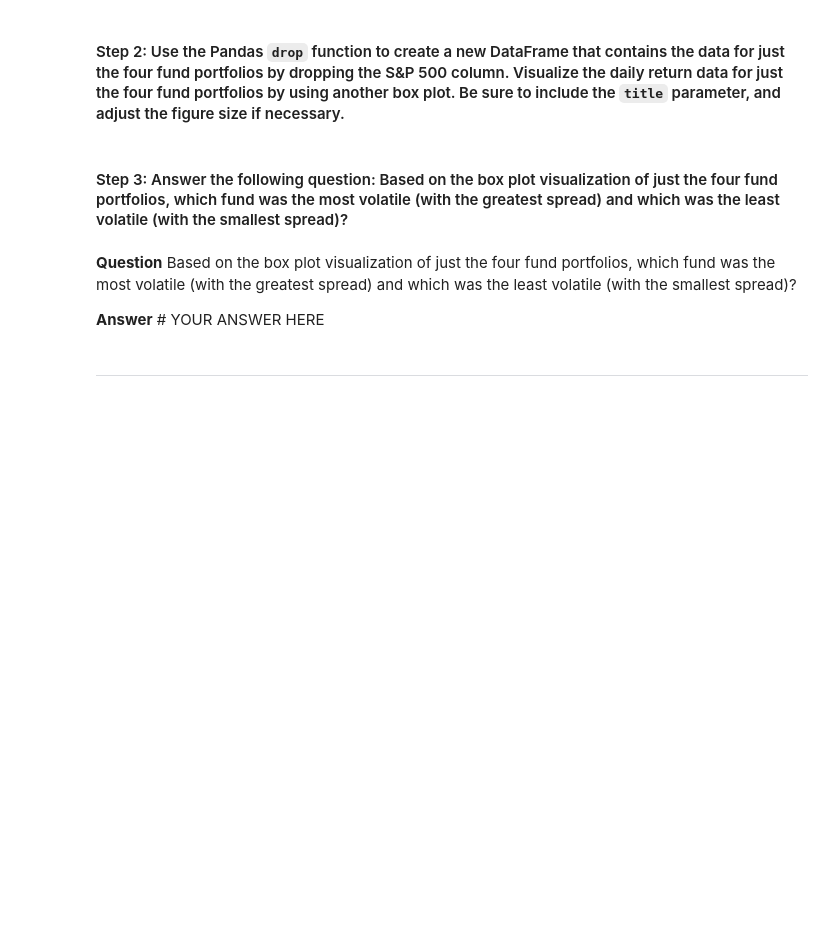
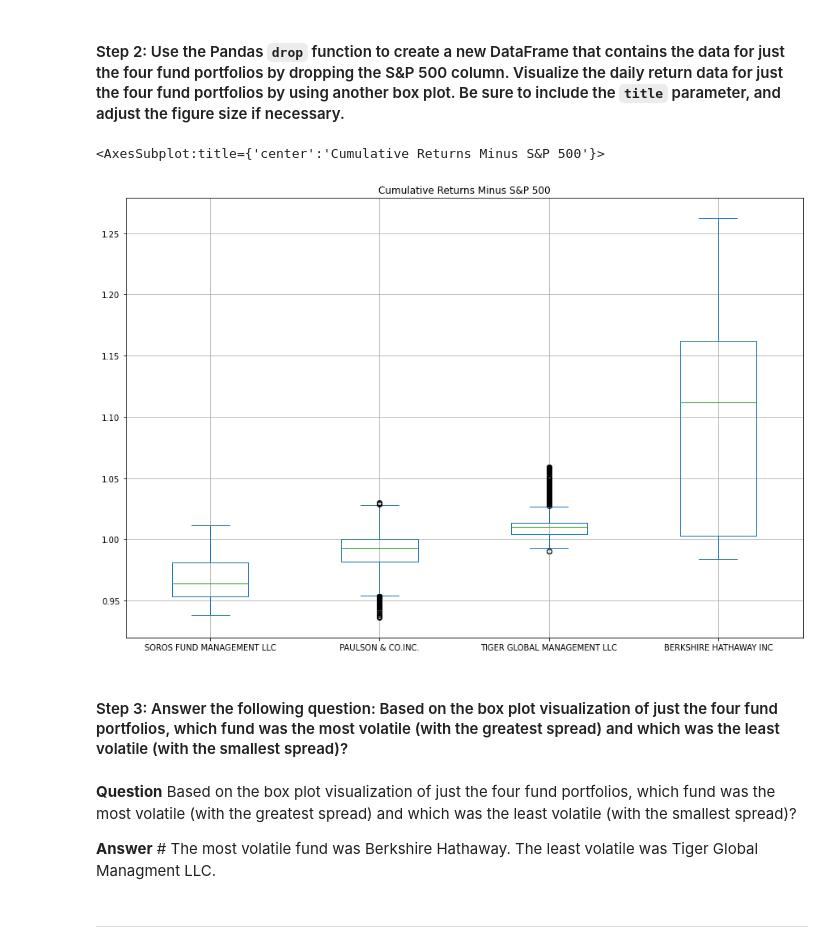
Before and after one commit to j-w-code/Module_4_Challenge-, a Jupyter notebook: Starter_Code_04/risk_return_analysis.ipynb, the cells around one changed output. Drawn from its saved outputs; the diff is of its cells as text; code cells hidden in the pictures; blank space fills up the shorter version.

```diff
--- a/Starter_Code_04/risk_return_analysis.ipynb
+++ b/Starter_Code_04/risk_return_analysis.ipynb
@@ -236,14 +239,19 @@ cum_r
 # %%
 # Create a new DataFrame containing only the 4 fund portfolios by dropping the S&P 500 column from the DataFrame
 # Create box plots to reflect the return data for only the 4 fund portfolios
 # Include a title parameter and adjust the figure size
-# YOUR CODE HERE
+four_fund_df = cum_returns.drop(columns=['S&P 500'])
+
+four_fund_df.plot.box(figsize=(15, 10), title="Cumulative Returns Minus S&P 500", grid=True)
+# %% [output]
+<AxesSubplot:title={'center':'Cumulative Returns Minus S&P 500'}>
+[figure, added]
 # %% [markdown]
 #### Step 3: Answer the following question: Based on the box plot visualization of just the four fund portfolios, which fund was the most volatile (with the greatest spread) and which was the least volatile (with the smallest spread)?
 # %% [markdown]
 **Question** Based on the box plot visualization of just the four fund portfolios, which fund was the most volatile (with the greatest spread) and which was the least volatile (with the smallest spread)?
 
-**Answer** # YOUR ANSWER HERE
+**Answer** # The most volatile fund was Berkshire Hathaway. The least volatile was Tiger Global Managment LLC.
 # %% [markdown]
 ---
 # %% [markdown]
```
Also changed, not shown: parts of 16 cells of this notebook.
